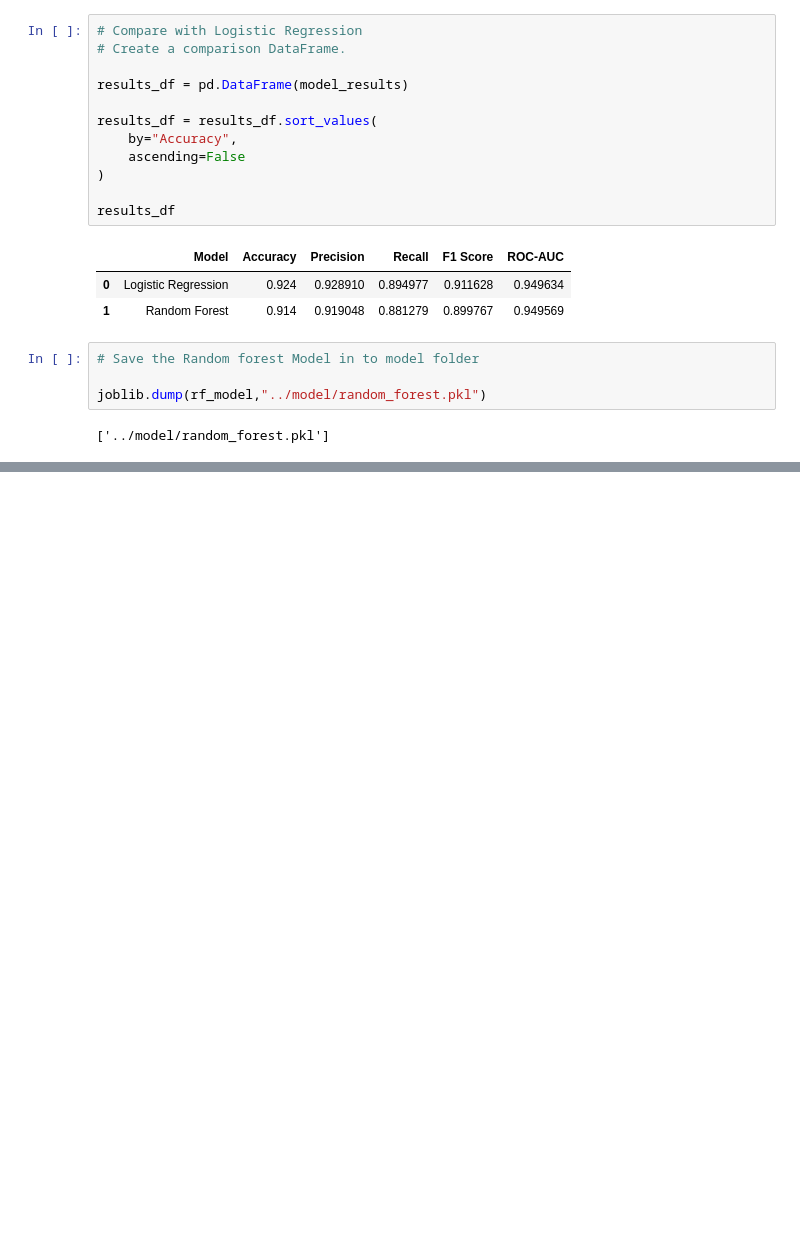
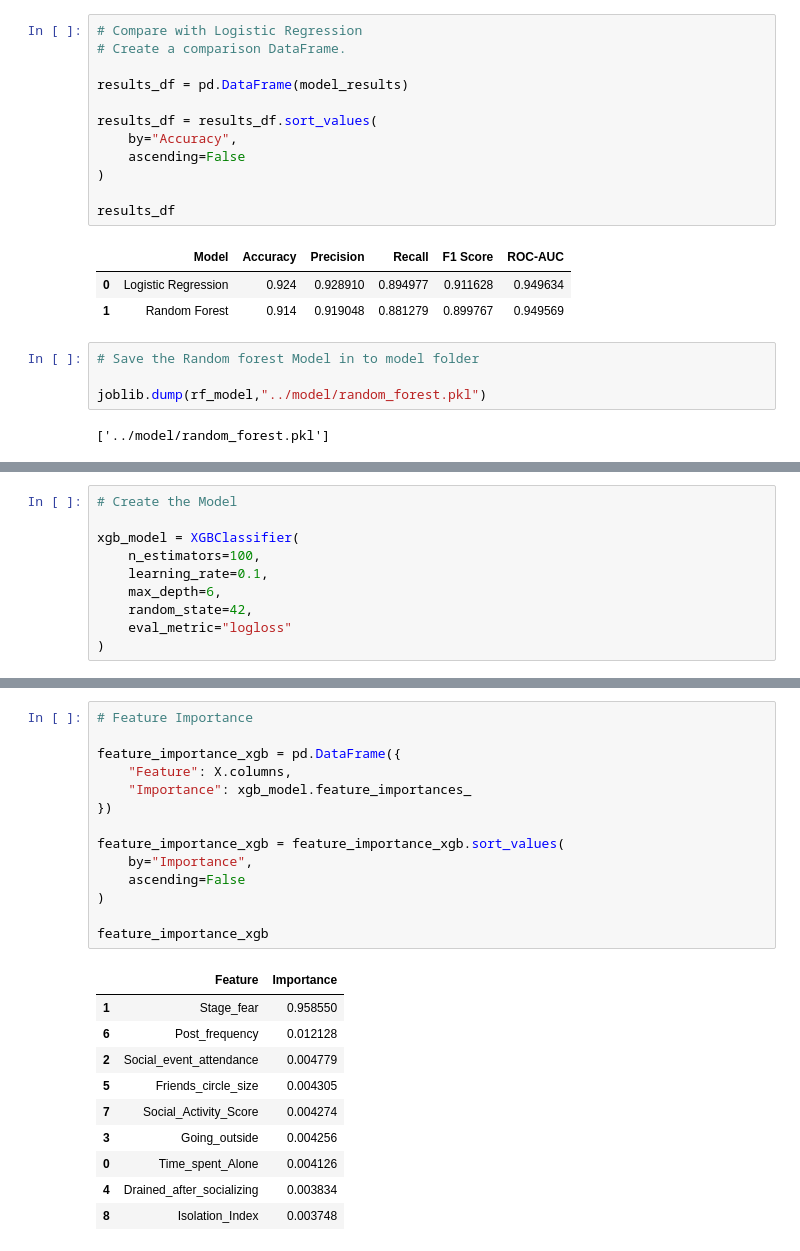
Before and after one commit to KanchanaKoralage1/Introvert-Extrovert-Predictor-With-AI-ML, a Jupyter notebook: Backend/notebook/personality_dataset.ipynb, the cells around one changed output, grey strips where cells are left out. Cells and saved outputs as stored; diff of their text form; blank space fills up the shorter version.

```diff
--- a/Backend/notebook/personality_dataset.ipynb
+++ b/Backend/notebook/personality_dataset.ipynb
@@ -1086,0 +1093,10 @@ joblib.dump(rf_model,"../model/random_forest.pkl")
+# %%
+# Create the Model
+
+xgb_model = XGBClassifier(
+    n_estimators=100,
+    learning_rate=0.1,
+    max_depth=6,
+    random_state=42,
+    eval_metric="logloss"
+)
@@ -1086,0 +1223,25 @@ joblib.dump(rf_model,"../model/random_forest.pkl")
+# %%
+# Feature Importance
+
+feature_importance_xgb = pd.DataFrame({
+    "Feature": X.columns,
+    "Importance": xgb_model.feature_importances_
+})
+
+feature_importance_xgb = feature_importance_xgb.sort_values(
+    by="Importance",
+    ascending=False
+)
+
+feature_importance_xgb
+# %% [output]
+|  | Feature | Importance |
+| 1 | Stage_fear | 0.958550 |
+| 6 | Post_frequency | 0.012128 |
+| 2 | Social_event_attendance | 0.004779 |
+| 5 | Friends_circle_size | 0.004305 |
+| 7 | Social_Activity_Score | 0.004274 |
+| 3 | Going_outside | 0.004256 |
+| 0 | Time_spent_Alone | 0.004126 |
+| 4 | Drained_after_socializing | 0.003834 |
+| 8 | Isolation_Index | 0.003748 |
```
Also changed, not shown: parts of 11 cells of this notebook, 2 other files.
